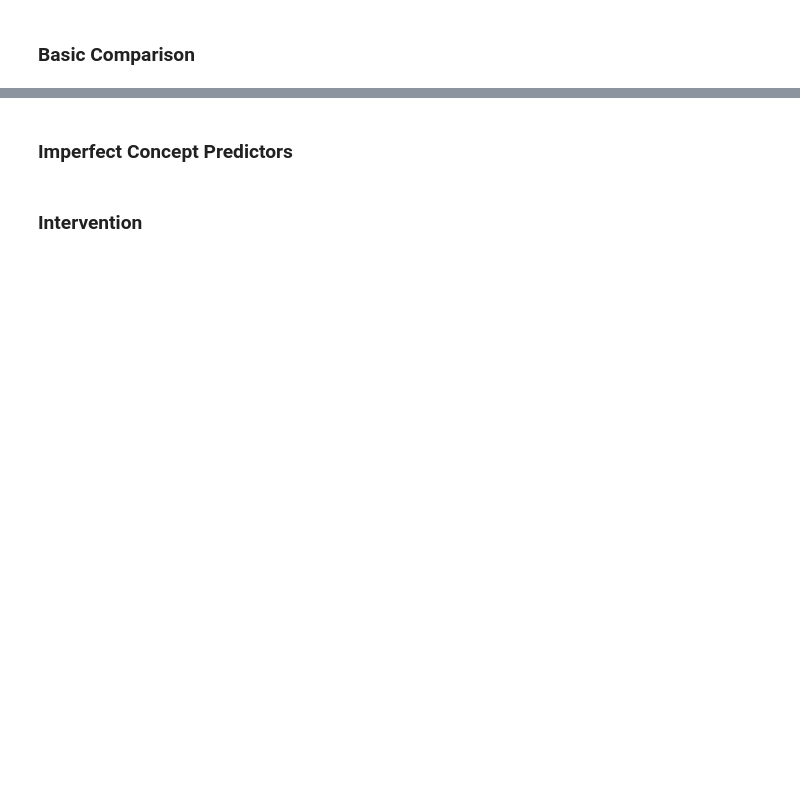
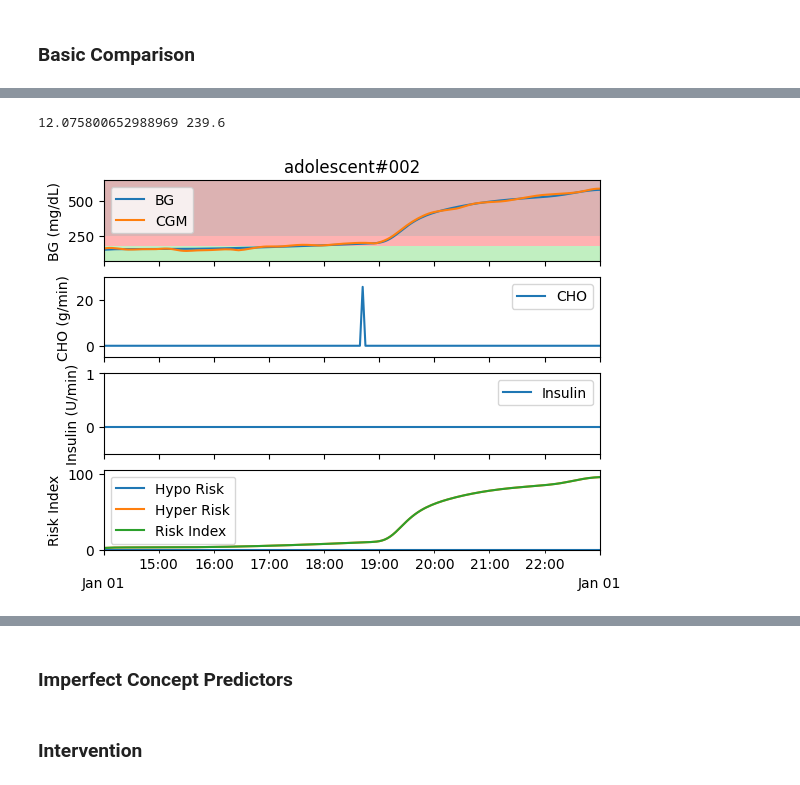
Before and after one commit to naveenr414/concept_decisions, a Jupyter notebook: scripts/notebooks/Main Experiments.ipynb, the cells around one changed output, grey strips where cells are left out. Cells and saved outputs as stored; diff of their text form; code cells hidden in the pictures; blank space fills up the shorter version.

```diff
--- a/scripts/notebooks/Main Experiments.ipynb
+++ b/scripts/notebooks/Main Experiments.ipynb
@@ -162,0 +167,16 @@ if is_main:
+# %%
+num_envs = ground_truth_gym_env.num_envs
+episode_rewards = [0]
+rewards_accum = np.zeros(num_envs)
+obs, _ = ground_truth_gym_env.reset()
+total_steps = 0
+steps_per = np.zeros(num_envs)
+all_obs = []
+
+while total_steps < 50_000:
+    actions, _ = groundtruth_model.predict(obs)
+    obs, rewards, terminated, truncated, infos = ground_truth_gym_env.step(actions)
+    rewards_accum += rewards
+    total_steps += num_envs
+    steps_per += 1
+    all_obs.append(infos)
@@ -214,0 +424,27 @@ if is_main:
+# %%
+all_rewards=  []
+total_steps = []
+per_rewards = []
+for episode in range(10):
+    env = gymnasium.make("simglucose/adolescent2-custom-v0", render_mode="human")
+    obs = env.reset()
+    discount = 0.99
+
+    total_reward = 0
+    steps = 0
+
+    done = False
+    while not done:
+        action =0  # replace with your agent's action
+        obs, reward, terminated, truncated, info = env.step(action)
+        done = terminated or truncated
+        total_reward += reward*discount**steps
+        per_rewards.append(reward)
+        steps += 1
+    all_rewards.append(total_reward)
+    total_steps.append(int(steps))
+print(np.mean(all_rewards),np.mean(total_steps))
+env.render()
+# %% [output]
+12.075800652988969 239.6
+[figure, added]
```
Also changed, not shown: parts of 38 cells of this notebook, 27 other files.
